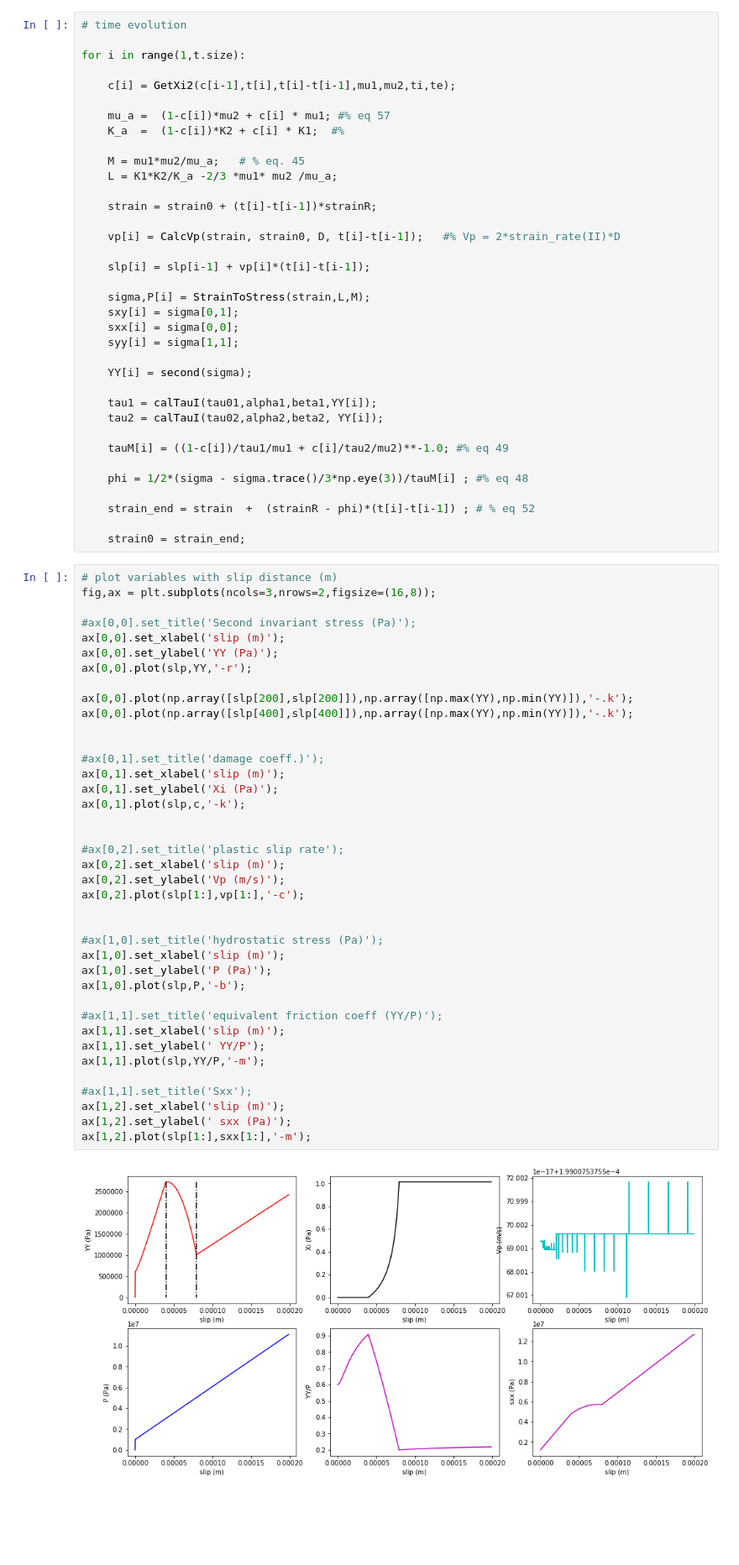
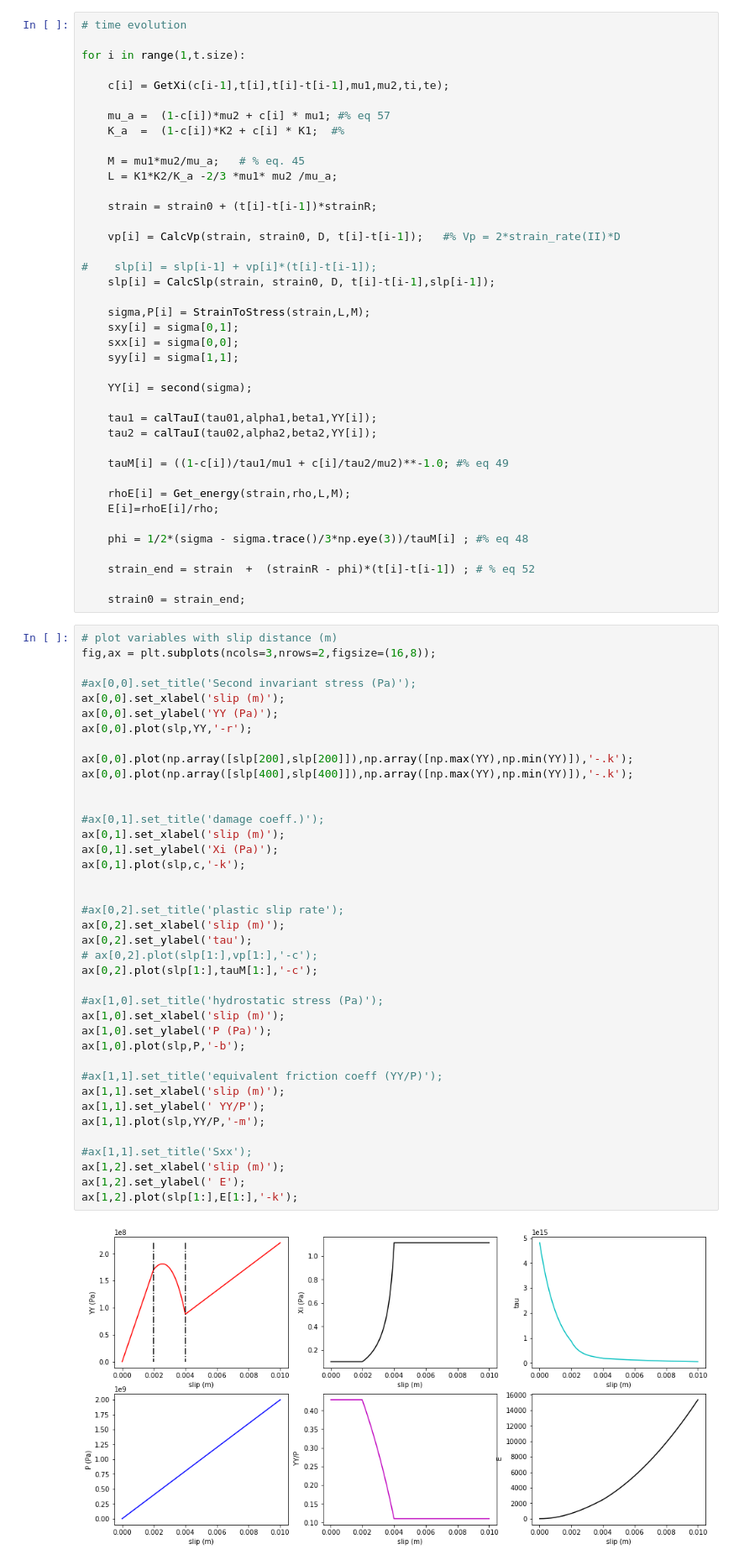
Before and after one commit to daisy20170101/GPRDR, a Jupyter notebook: GPRTest_0D.ipynb, the cells around one changed output. Shown at 84% size. Cells and saved outputs as stored; diff of their text form; blank space fills up the shorter version.

```diff
--- a/GPRTest_0D.ipynb
+++ b/GPRTest_0D.ipynb
@@ -120,7 +114,7 @@ def GetXi2(c0,t,dt,mu1,mu2,ti,te):
 
 for i in range(1,t.size):
 
-    c[i] = GetXi2(c[i-1],t[i],t[i]-t[i-1],mu1,mu2,ti,te);
+    c[i] = GetXi(c[i-1],t[i],t[i]-t[i-1],mu1,mu2,ti,te);
 
     mu_a =  (1-c[i])*mu2 + c[i] * mu1; #% eq 57
     K_a  =  (1-c[i])*K2 + c[i] * K1;  #%
@@ -132,7 +126,8 @@ for i in range(1,t.size):
 
     vp[i] = CalcVp(strain, strain0, D, t[i]-t[i-1]);   #% Vp = 2*strain_rate(II)*D
 
-    slp[i] = slp[i-1] + vp[i]*(t[i]-t[i-1]);
+#    slp[i] = slp[i-1] + vp[i]*(t[i]-t[i-1]);
+    slp[i] = CalcSlp(strain, strain0, D, t[i]-t[i-1],slp[i-1]);
 
     sigma,P[i] = StrainToStress(strain,L,M);
     sxy[i] = sigma[0,1];
@@ -142,9 +137,12 @@ for i in range(1,t.size):
     YY[i] = second(sigma);
 
     tau1 = calTauI(tau01,alpha1,beta1,YY[i]);
-    tau2 = calTauI(tau02,alpha2,beta2, YY[i]);
+    tau2 = calTauI(tau02,alpha2,beta2,YY[i]);
 
     tauM[i] = ((1-c[i])/tau1/mu1 + c[i]/tau2/mu2)**-1.0; #% eq 49
+
+    rhoE[i] = Get_energy(strain,rho,L,M);
+    E[i]=rhoE[i]/rho;
 
     phi = 1/2*(sigma - sigma.trace()/3*np.eye(3))/tauM[i] ; #% eq 48
 
@@ -159,36 +157,36 @@ fig,ax = plt.subplots(ncols=3,nrows=2,figsize=(16,8));
 ax[0,0].set_xlabel('slip (m)');
 ax[0,0].set_ylabel('YY (Pa)');
 ax[0,0].plot(slp,YY,'-r');
 
 ax[0,0].plot(np.array([slp[200],slp[200]]),np.array([np.max(YY),np.min(YY)]),'-.k');
 ax[0,0].plot(np.array([slp[400],slp[400]]),np.array([np.max(YY),np.min(YY)]),'-.k');
 
 
 #ax[0,1].set_title('damage coeff.)');
 ax[0,1].set_xlabel('slip (m)');
 ax[0,1].set_ylabel('Xi (Pa)');
 ax[0,1].plot(slp,c,'-k');
 
 
 #ax[0,2].set_title('plastic slip rate');
 ax[0,2].set_xlabel('slip (m)');
-ax[0,2].set_ylabel('Vp (m/s)');
-ax[0,2].plot(slp[1:],vp[1:],'-c');
-
+ax[0,2].set_ylabel('tau');
+# ax[0,2].plot(slp[1:],vp[1:],'-c');
+ax[0,2].plot(slp[1:],tauM[1:],'-c');
 
 #ax[1,0].set_title('hydrostatic stress (Pa)');
 ax[1,0].set_xlabel('slip (m)');
 ax[1,0].set_ylabel('P (Pa)');
 ax[1,0].plot(slp,P,'-b');
 
 #ax[1,1].set_title('equivalent friction coeff (YY/P)');
 ax[1,1].set_xlabel('slip (m)');
 ax[1,1].set_ylabel(' YY/P');
 ax[1,1].plot(slp,YY/P,'-m');
 
 #ax[1,1].set_title('Sxx');
 ax[1,2].set_xlabel('slip (m)');
-ax[1,2].set_ylabel(' sxx (Pa)');
-ax[1,2].plot(slp[1:],sxx[1:],'-m');
+ax[1,2].set_ylabel(' E');
+ax[1,2].plot(slp[1:],E[1:],'-k');
 # %% [output]
-[figure, old version]
+[figure, new version]
```
Also changed, not shown: parts of 1 cell of this notebook, 2 other files.
